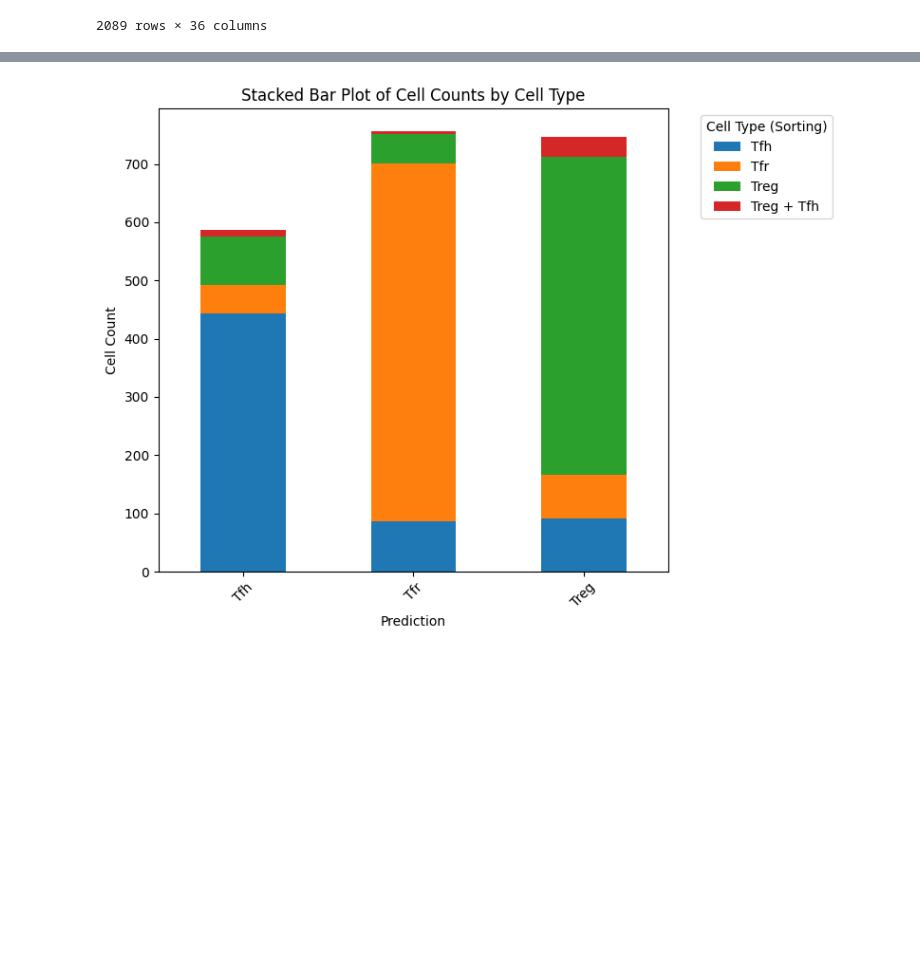
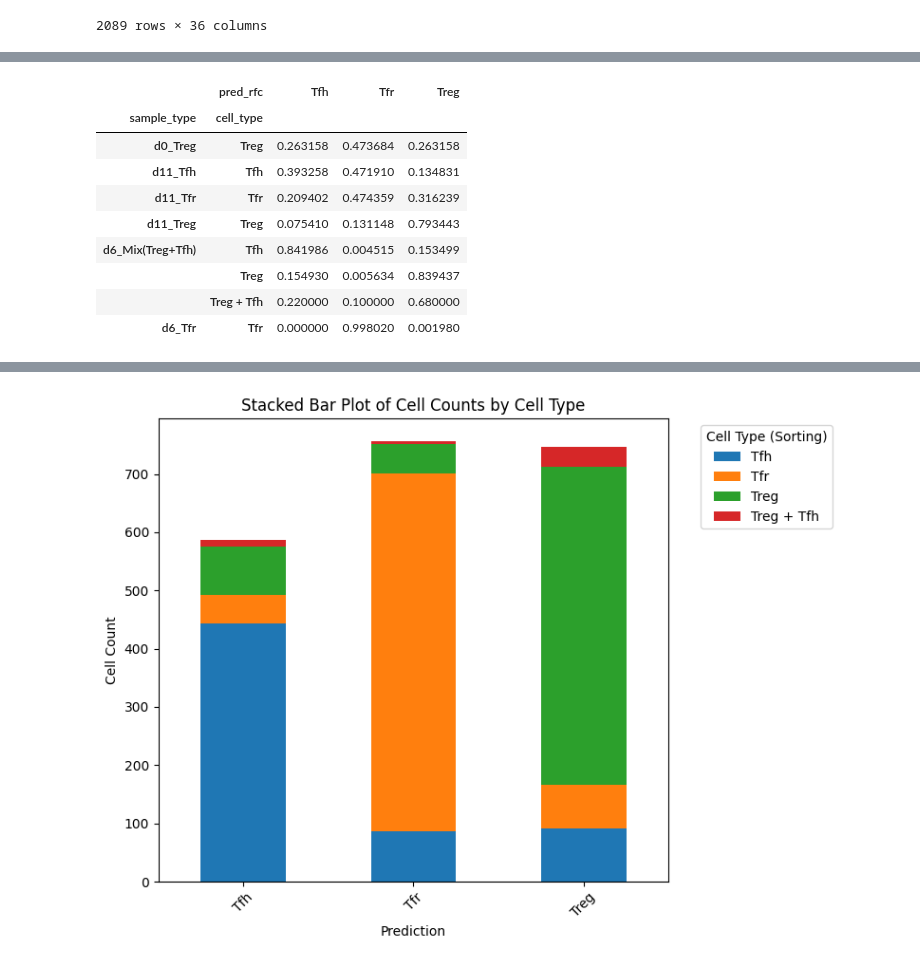
Before and after one commit to mbvasques/Tfr-Tfh-Treg, a Jupyter notebook: analysis/model_classifier.ipynb, the cells around one changed output, grey strips where cells are left out. Saved outputs shown, nothing was run; the diff lists cells and outputs as text; code cells hidden in the pictures; blank space fills up the shorter version.

```diff
--- a/analysis/model_classifier.ipynb
+++ b/analysis/model_classifier.ipynb
@@ -841,3 +847,8 @@ meta_cc
 meta_cc.to_csv("analysis/model_classifier/new/meta_cellcycle_predictions.csv", index=True)
 # %%
 meta_cc = pd.read_csv("analysis/model_classifier/new/meta_cellcycle_predictions.csv", index_col=0)
+# %%
+pred_lr = meta_cc.loc[meta_cc.index, 'pred_lr']
+pred_rfc = meta_cc.loc[meta_cc.index, 'pred_rfc']
+sort = meta_cc.loc[meta_cc.index, 'cell_type']
+sample = meta_cc.loc[meta_cc.index, "sample_type"]
@@ -843,0 +882,13 @@ meta_cc = pd.read_csv("analysis/model_classifier/new/meta_cellcycle_predictions.
+# %%
+pd.crosstab([sample,sort], pred_rfc, normalize="index")
+# %% [output]
+|  | pred_rfc | Tfh | Tfr | Treg |
+| sample_type | cell_type |  |  |  |
+| d0_Treg | Treg | 0.263158 | 0.473684 | 0.263158 |
+| d11_Tfh | Tfh | 0.393258 | 0.471910 | 0.134831 |
+| d11_Tfr | Tfr | 0.209402 | 0.474359 | 0.316239 |
+| d11_Treg | Treg | 0.075410 | 0.131148 | 0.793443 |
+| d6_Mix(Treg+Tfh) | Tfh | 0.841986 | 0.004515 | 0.153499 |
+|  | Treg | 0.154930 | 0.005634 | 0.839437 |
+|  | Treg + Tfh | 0.220000 | 0.100000 | 0.680000 |
+| d6_Tfr | Tfr | 0.000000 | 0.998020 | 0.001980 |
```
Also changed, not shown: parts of 9 cells of this notebook.
